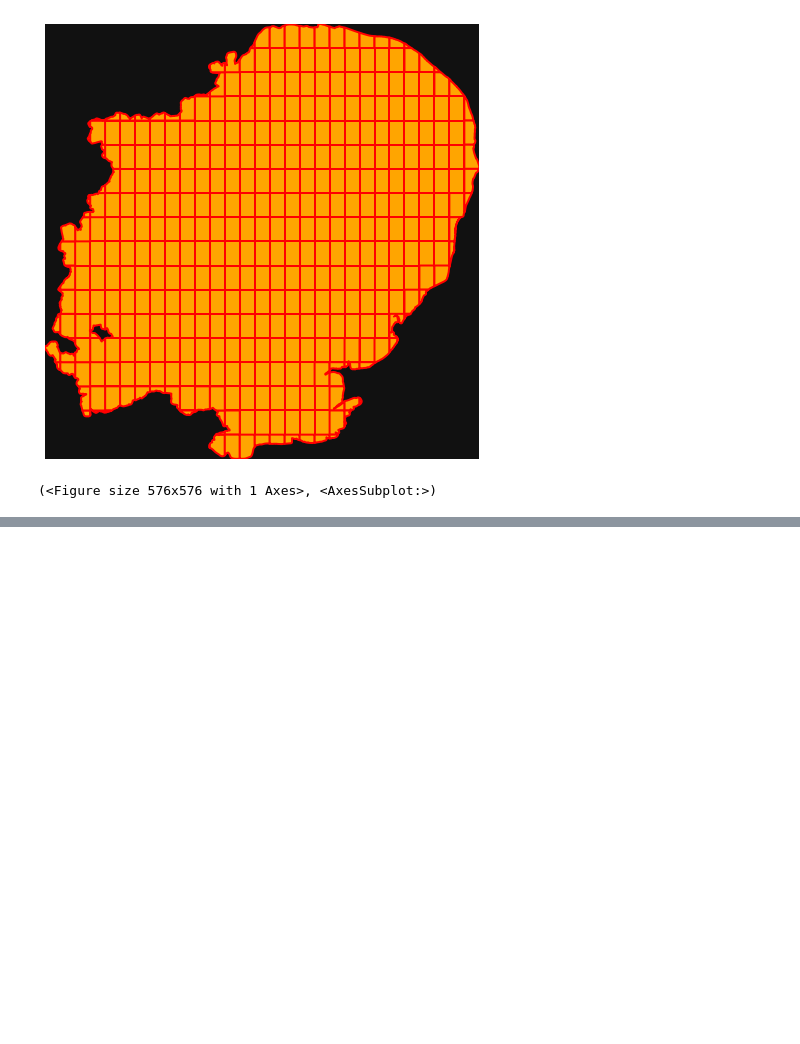
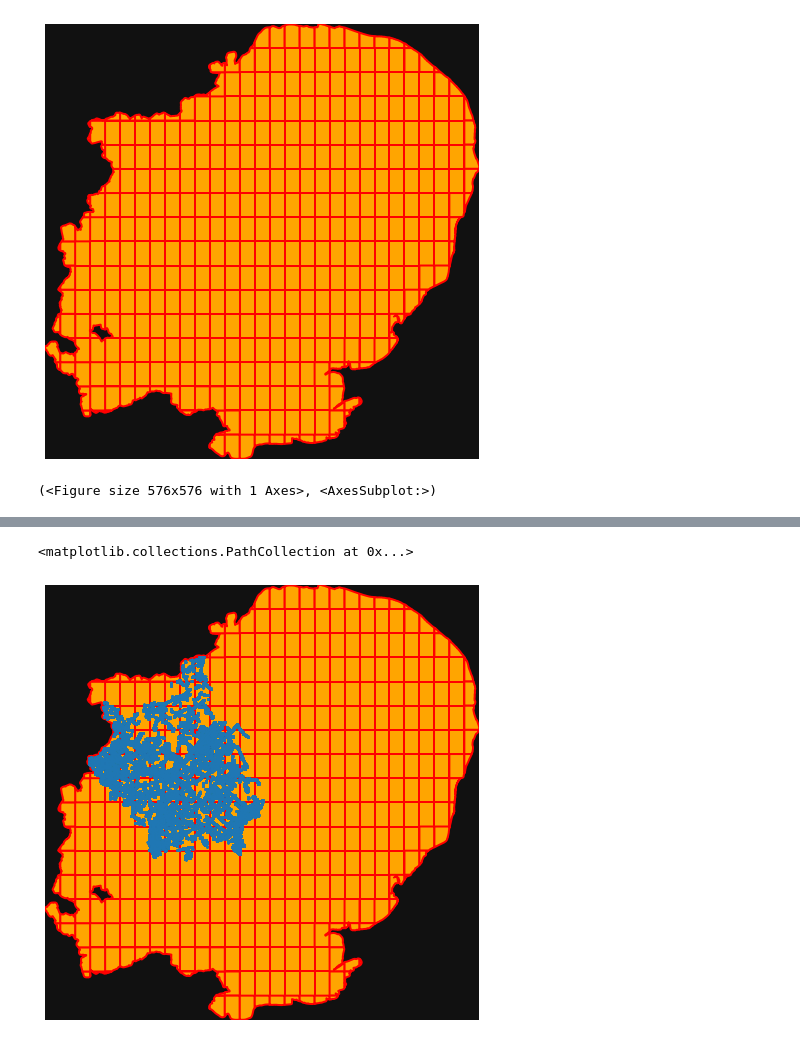
Before and after one commit to Andrewwango/prow-map, a Jupyter notebook: test_batch.ipynb, the cells around one changed output, grey strips where cells are left out. Cells and saved outputs as stored; diff of their text form; code cells hidden in the pictures; blank space fills up the shorter version.

```diff
--- a/test_batch.ipynb
+++ b/test_batch.ipynb
@@ -51,0 +45,8 @@ shapely.geometry.linestring.LineString
+# %%
+row_df = pd.read_csv("data/row/row.csv")
+# %%
+fig, ax = ox.plot_footprints(split_geom_gdf, edge_linewidth=2, edge_color='red', show=False, close=False)
+ax.scatter(row_df["longitude"], row_df["latitude"], s=4, marker='.')
+# %% [output]
+<matplotlib.collections.PathCollection at 0x...>
+[figure, added]
```
Also changed, not shown: parts of 12 cells of this notebook, 12 other files.
